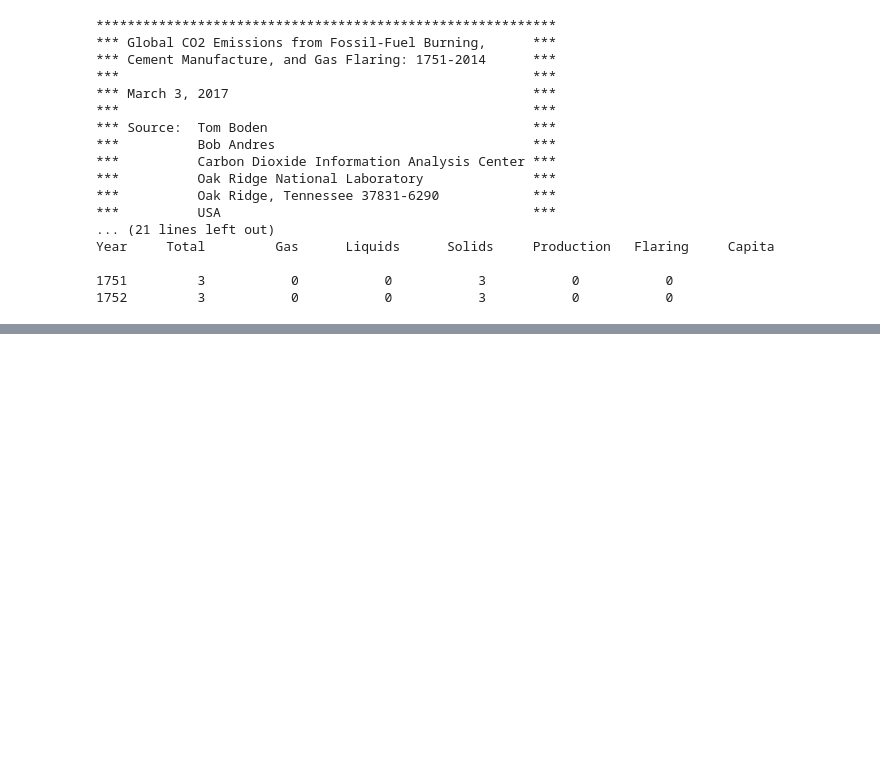
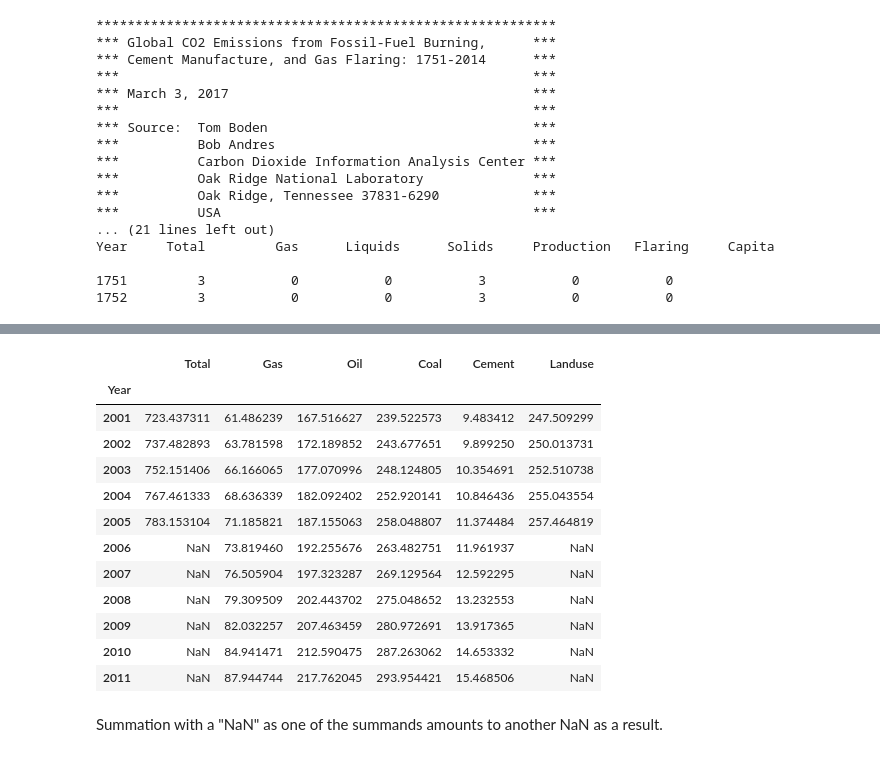
Before and after one commit to DocEpsilon/CO2-emissions-by-sources, a Jupyter notebook: Global CO2-Emissions incl Landuse.ipynb, the cells around one changed output, grey strips where cells are left out. Cells and saved outputs as stored; diff of their text form; code cells hidden in the pictures; blank space fills up the shorter version.

```diff
--- a/Global CO2-Emissions incl Landuse.ipynb
+++ b/Global CO2-Emissions incl Landuse.ipynb
@@ -74,2 +180,21 @@ fig1 = co2_emissions.plot(labels=dict(index="Year",
 # %%
 co2_cumulated_emissions = co2_emissions.cumsum()
+co2_atmospheric_remainder = co2_cumulated_emissions.applymap(lambda x: x * 0.45)
+# %%
+co2_atmospheric_remainder.loc[2001:2011]
+# %% [output]
+|  | Total | Gas | Oil | Coal | Cement | Landuse |
+| Year |  |  |  |  |  |  |
+| 2001 | 723.437311 | 61.486239 | 167.516627 | 239.522573 | 9.483412 | 247.509299 |
+| 2002 | 737.482893 | 63.781598 | 172.189852 | 243.677651 | 9.899250 | 250.013731 |
+| 2003 | 752.151406 | 66.166065 | 177.070996 | 248.124805 | 10.354691 | 252.510738 |
+| 2004 | 767.461333 | 68.636339 | 182.092402 | 252.920141 | 10.846436 | 255.043554 |
+| 2005 | 783.153104 | 71.185821 | 187.155063 | 258.048807 | 11.374484 | 257.464819 |
+| 2006 | NaN | 73.819460 | 192.255676 | 263.482751 | 11.961937 | NaN |
+| 2007 | NaN | 76.505904 | 197.323287 | 269.129564 | 12.592295 | NaN |
+| 2008 | NaN | 79.309509 | 202.443702 | 275.048652 | 13.232553 | NaN |
+| 2009 | NaN | 82.032257 | 207.463459 | 280.972691 | 13.917365 | NaN |
+| 2010 | NaN | 84.941471 | 212.590475 | 287.263062 | 14.653332 | NaN |
+| 2011 | NaN | 87.944744 | 217.762045 | 293.954421 | 15.468506 | NaN |
+# %% [markdown]
+Summation with a "NaN" as one of the summands amounts to another NaN as a result.
```
Also changed, not shown: parts of 40 cells of this notebook.
